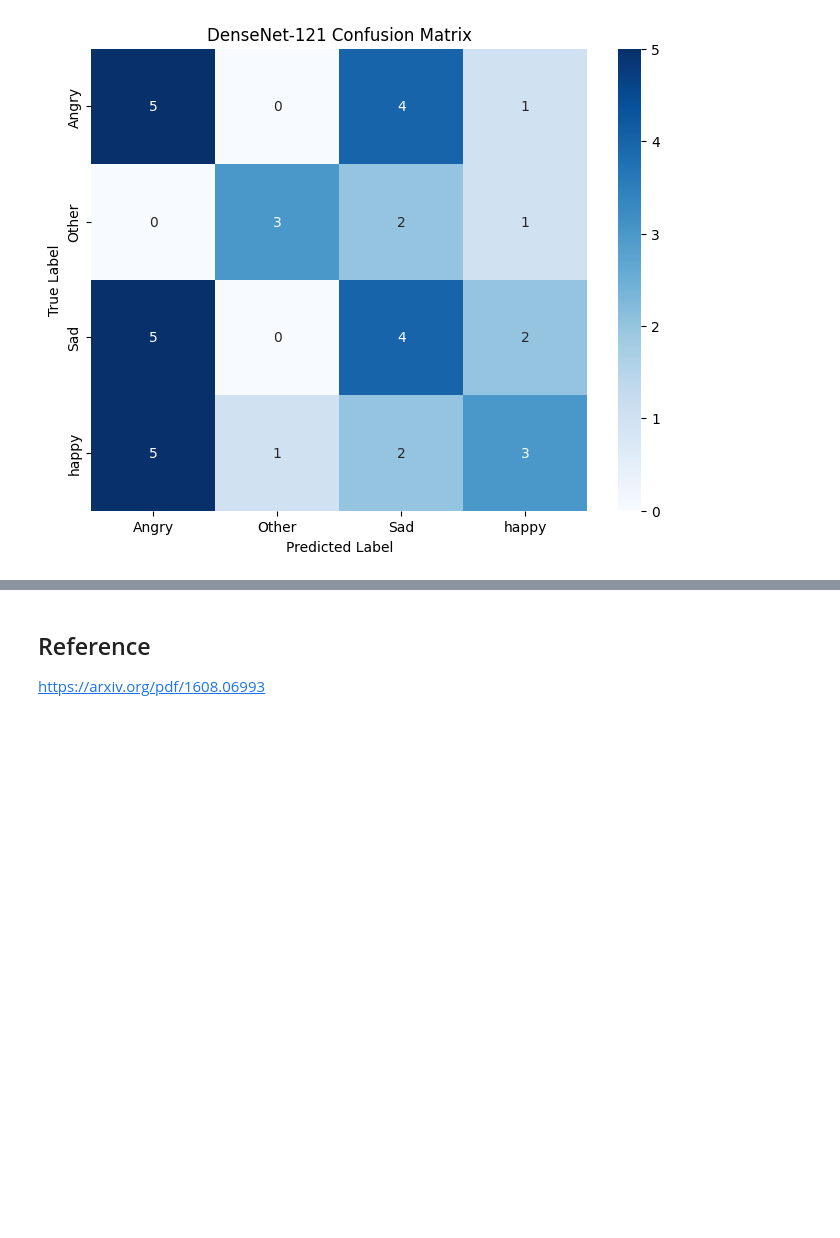
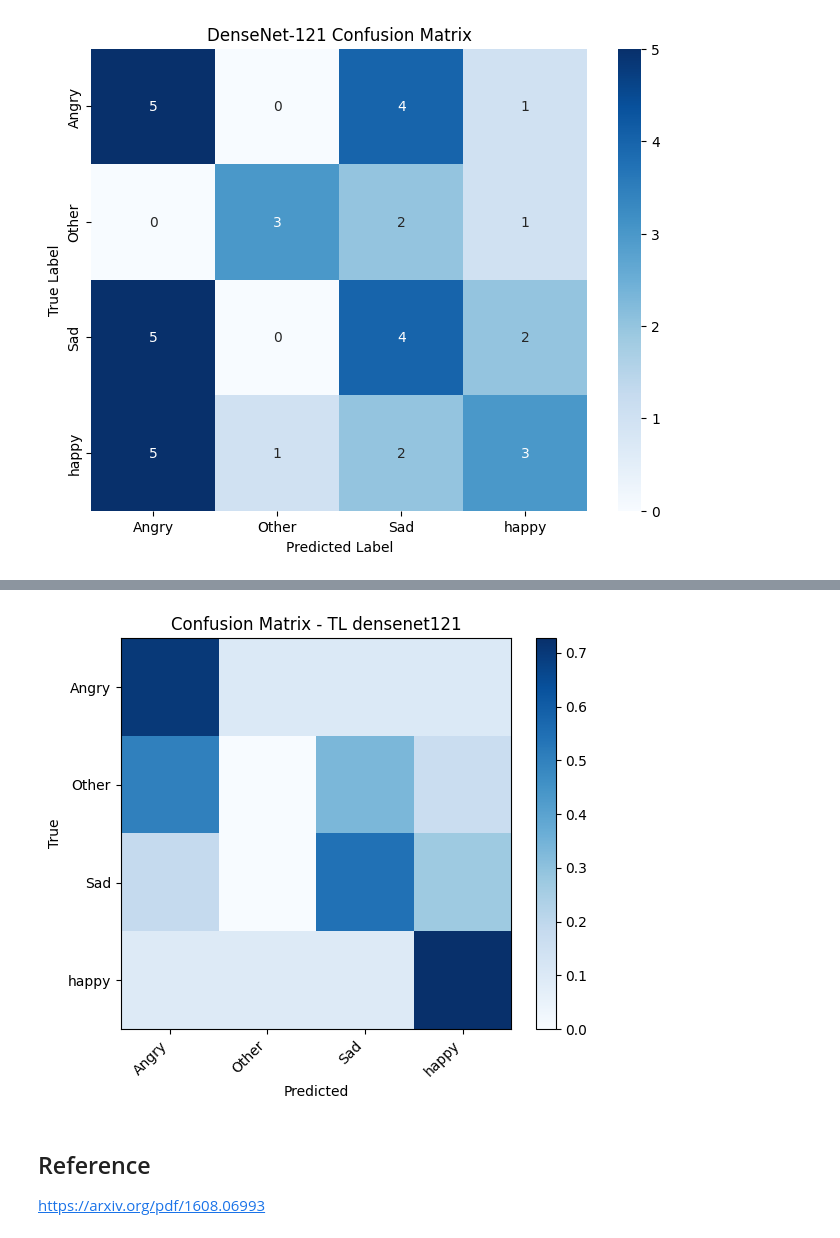
Before and after one commit to marwanelgharbawy/cnn-pet-expressions, a Jupyter notebook: DenseNet.ipynb, the cells around one changed output, grey strips where cells are left out. Drawn from its saved outputs; the diff is of its cells as text; code cells hidden in the pictures; blank space fills up the shorter version.

Commit message:
transfer learning for densenet

```diff
--- a/DenseNet.ipynb
+++ b/DenseNet.ipynb
@@ -272,3 +274,95 @@ Mean Recall: 0.4091
 Mean F1-Score: 0.4203
 [figure]
 [figure]
+# %%
+loader, classes = get_dataloaders(DataLoaderConfig())
+train_loader = loader['train']
+val_loader = loader['valid']
+test_loader = loader['test']
+# %%
+tl_model_name = "densenet121"
+device = torch.device("cuda" if torch.cuda.is_available() else "cpu")
+tl_epochs = 10
+
+tl_best_ckpt = os.path.join("models", f"best_tl_{tl_model_name}.pth")
+os.makedirs("models", exist_ok=True)
+
+# pretrained DenseNet121
+tl_model = models.densenet121(
+    weights=models.DenseNet121_Weights.IMAGENET1K_V1
+)
+
+# replace classifier
+tl_model.classifier = nn.Linear(
+    tl_model.classifier.in_features,
+    len(class_names)
+)
+
+# freeze all pretrained layers
+for p in tl_model.parameters():
+    p.requires_grad = False
+
+# train only classifier
+for p in tl_model.classifier.parameters():
+    p.requires_grad = True
+
+tl_model = tl_model.to(device)
+
+tl_optimizer = torch.optim.AdamW(
+    filter(lambda p: p.requires_grad, tl_model.parameters()),
+    lr=1e-3,
+    weight_decay=1e-4
+)
+
+tl_scheduler = torch.optim.lr_scheduler.ReduceLROnPlateau(
+    tl_optimizer,
+    mode="min",
+    patience=2,
+    factor=0.5
+)
+
+# ---- train + cache best checkpoint ----
+best_val = float("inf")
+for epoch in range(tl_epochs):
+    tr_loss, tr_acc = train_one_epoch(tl_model, train_loader, tl_optimizer, device)
+    va_loss, va_acc = evaluate_one_epoch(tl_model, val_loader, device)
+    tl_scheduler.step(va_loss)
+
+    if va_loss < best_val:
+        best_val = va_loss
+        torch.save(
+            {
+                "epoch": epoch + 1,
+                "model_state_dict": tl_model.state_dict(),
+                "val_loss": va_loss,
+                "val_acc": va_acc,
+                "classes": class_names,
+            },
+            tl_best_ckpt,
+        )
+        print(f"\tNew best TL model @ epoch {epoch+1}: val_loss={va_loss:.4f}, val_acc={va_acc:.2f}%")
+
+    print(
+        f"[TL] Epoch {epoch+1}/{tl_epochs} "
+        f"lr={tl_optimizer.param_groups[0]['lr']:.2e} "
+        f"train_loss={tr_loss:.4f} train_acc={tr_acc:.2f}% "
+        f"val_loss={va_loss:.4f} val_acc={va_acc:.2f}%"
+    )
+
+print(f"Best TL checkpoint: {tl_best_ckpt} (val_loss={best_val:.4f})")
+
+# ---- load best + evaluate on test ----
+ckpt = torch.load(tl_best_ckpt, map_location=device)
+tl_model.load_state_dict(ckpt["model_state_dict"])
+print(f"Loaded TL checkpoint: {tl_best_ckpt} (val_loss={ckpt.get('val_loss')}, val_acc={ckpt.get('val_acc')})")
+
+metrics_tl = report_classification_metrics(
+    tl_model,
+    test_loader,
+    device,
+    class_names=class_names,
+    title=f"TL {tl_model_name}",
+    plot_confusion_matrix=True,
+    normalize_confusion_matrix="true",
+)
+# %% [output]
@@ -275,3 +386,4 @@ Mean F1-Score: 0.4203
+[figure, added]
 # %% [markdown]
 ## Reference
 https://arxiv.org/pdf/1608.06993
```
Also changed, not shown: parts of 2 cells of this notebook, 1 other file.
